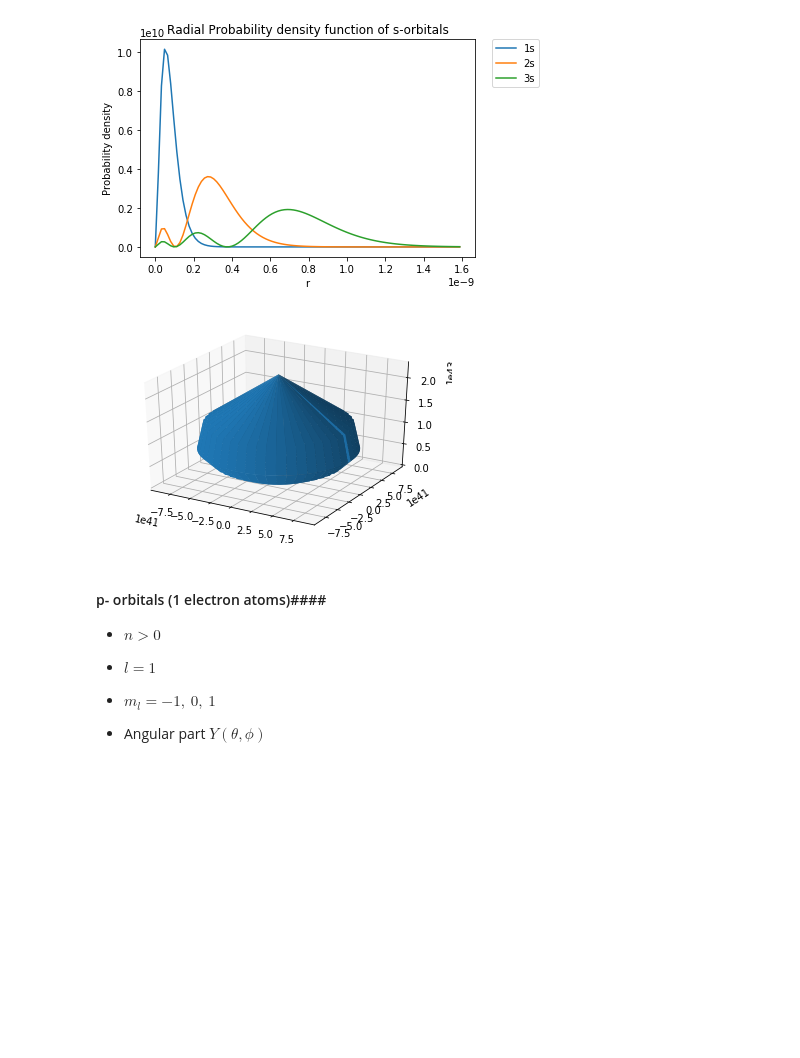
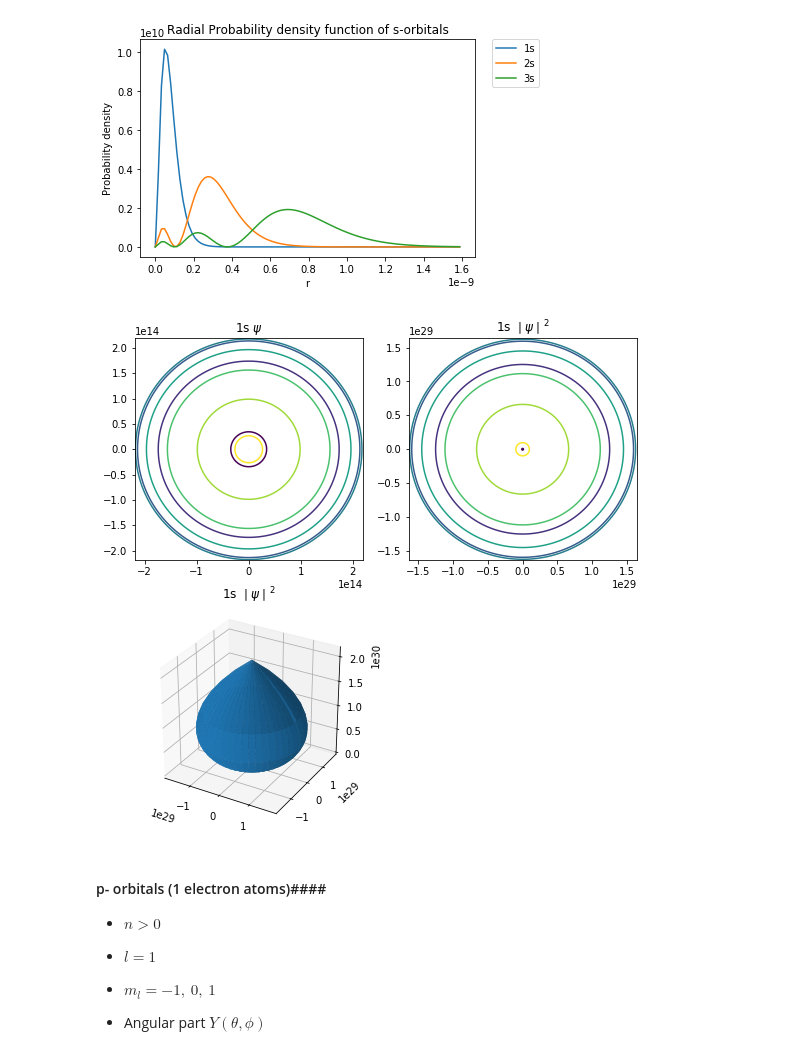
Before and after one commit to 09x09/le_notebooks, a Jupyter notebook: 10.011 Physical Chemistry.ipynb, the cells around one changed output. Drawn from its saved outputs; the diff is of its cells as text; code cells hidden in the pictures; blank space fills up the shorter version.

```diff
--- a/10.011 Physical Chemistry.ipynb
+++ b/10.011 Physical Chemistry.ipynb
@@ -301,32 +301,54 @@ plt.show()
 # %%
 import matplotlib.pyplot as plt
 from mpl_toolkits.mplot3d import Axes3D
+import matplotlib.cm as cm
 
 import numpy as np
 
 a = 0.529*10**(-10)
 
 #def r, theta, phi
-r = np.linspace(-15*a, 15*a, 100)
-t = np.linspace(0,2*np.pi, 100)
-p = np.linspace(0,2*np.pi,100)
+r = np.linspace(0, 15*a, 200)
+t = np.linspace(0,2*np.pi, 200)
+p = np.linspace(0,2*np.pi,200)
 
 t1,p1 = np.meshgrid(t,p)
 
+#def sigma
 s = r/a
 
+#def psi, psi^2
+x = ((1/np.sqrt(np.pi))*(1/a)**(1.5)*np.exp(-s))*np.sin(t1)*np.cos(p1)
+y = ((1/np.sqrt(np.pi))*(1/a)**(1.5)*np.exp(-s))*np.sin(t1)*np.sin(p1)
+z = ((1/np.sqrt(np.pi))*(1/a)**(1.5)*np.exp(-s))*np.cos(t1)
+
+x1 = (((1/np.sqrt(np.pi))*(1/a)**(1.5)*np.exp(-s)))**2*np.sin(t1)*np.cos(p1)
+y1 = (((1/np.sqrt(np.pi))*(1/a)**(1.5)*np.exp(-s)))**2*np.sin(t1)*np.sin(p1)
+z1 = (((1/np.sqrt(np.pi))*(1/a)**(1.5)*np.exp(-s)))**2*np.cos(t1)
+
+#plot things
 fig = plt.figure()
-ax = fig.gca(projection='3d')
+fig_size = plt.rcParams["figure.figsize"]
+ax1 = fig.add_subplot(221)
+ax2 = fig.add_subplot(222)
+ax3 = fig.add_subplot(223, projection = "3d")
 
-x = ((1/np.sqrt(np.pi))*(1/a)**(1.5)*np.exp(-s))**2*np.sin(t1)*np.cos(p1)
-y = ((1/np.sqrt(np.pi))*(1/a)**(1.5)*np.exp(-s))**2*np.sin(t1)*np.sin(p1)
-z = ((1/np.sqrt(np.pi))*(1/a)**(1.5)*np.exp(-s))**2*np.cos(t1)
+ax1.contour(x,y,z)
+ax1.title.set_text("1s $\psi$")
 
-ax.plot_surface(x,y,z)
+ax2.contour(x1,y1,z1)
+ax2.title.set_text("1s $\mid \psi \mid^{2}$")
+
+ax3.plot_surface(x1,y1,z1)
+ax3.title.set_text("1s $\mid \psi \mid^{2}$")#i dont know why there is a point at the top of the plot
+
+
+fig_size[0] = 9
+fig_size[1] = 9
 
 plt.show()
 # %% [output]
-[figure, old version]
+[figure, new version]
 # %% [markdown]
 #### p- orbitals (1 electron atoms)####
 - $n > 0$
```
Also changed, not shown: parts of 1 cell of this notebook.
